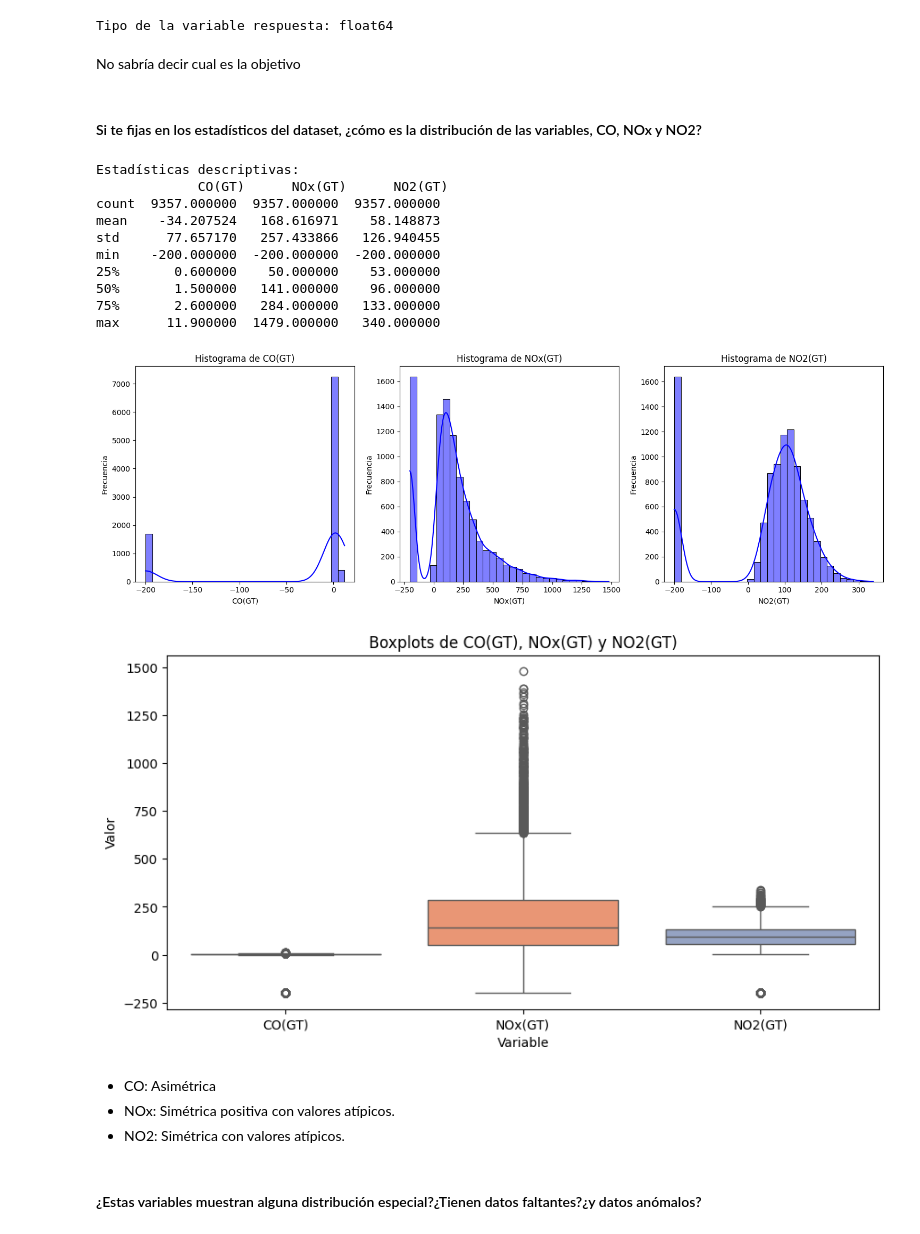
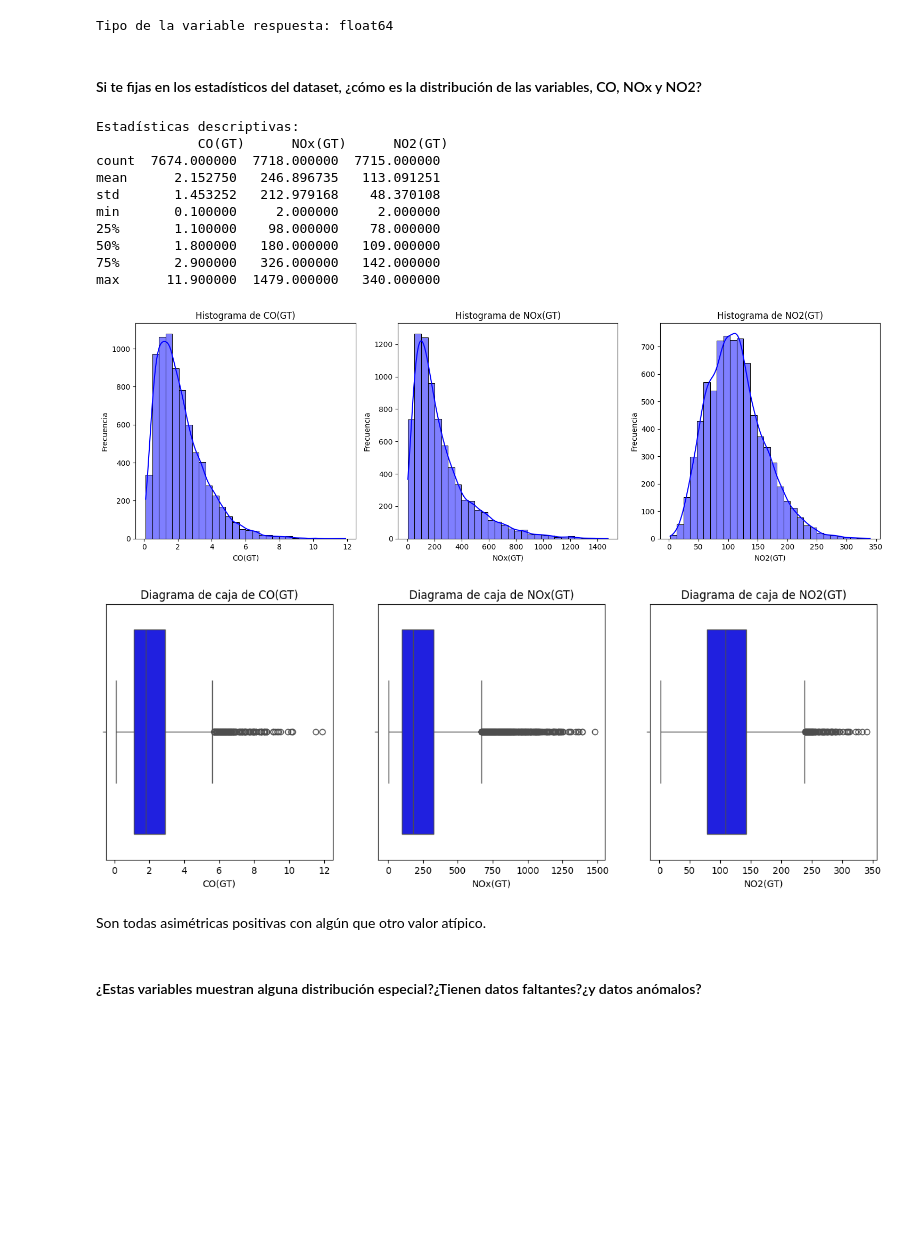
Before and after one commit to cabamarcos/AirQualityPrediction, a Jupyter notebook: Laboratorio_Actividad_1.ipynb, the cells around one changed output. Drawn from its saved outputs; the diff is of its cells as text; code cells hidden in the pictures; blank space fills up the shorter version.

Commit message:
Clean data

```diff
--- a/Laboratorio_Actividad_1.ipynb
+++ b/Laboratorio_Actividad_1.ipynb
@@ -168,51 +172,48 @@ t_type = df['C6H6(GT)'].dtype
 print("\nTipo de la variable respuesta:", t_type)
 # %% [output]
 Tipo de la variable respuesta: float64
-# %% [markdown]
-No sabría decir cual es la objetivo
 # %% [markdown]
 #### Si te fijas en los estadísticos del dataset, ¿cómo es la distribución de las variables, CO, NOx y NO2?
 # %%
 # Estadísticas descriptivas
 variables_interes = ['CO(GT)', 'NOx(GT)', 'NO2(GT)']
 stats = df[variables_interes].describe()
 print("Estadísticas descriptivas:\n", stats)
 
 # Crear histogramas
 plt.figure(figsize=(15, 5))
 for i, var in enumerate(variables_interes):
     plt.subplot(1, 3, i + 1)
     sns.histplot(df[var], kde=True, bins=30, color='blue')
     plt.title(f'Histograma de {var}')
     plt.xlabel(var)
     plt.ylabel('Frecuencia')
 plt.tight_layout()
 plt.show()
 
-# Crear diagramas de caja (boxplots)
-plt.figure(figsize=(10, 5))
-sns.boxplot(data=df[variables_interes], palette='Set2')
-plt.title('Boxplots de CO(GT), NOx(GT) y NO2(GT)')
-plt.xlabel('Variable')
-plt.ylabel('Valor')
-plt.show()
+
+# Crear diagramas de caja (boxplots) para cada uno solo
+plt.figure(figsize=(15, 5))
+for i, var in enumerate(variables_interes):
+    plt.subplot(1, 3, i + 1)
+    sns.boxplot(x=df[var], color='blue')
+    plt.title(f'Diagrama de caja de {var}')
+    plt.xlabel(var)
 # %% [output]
 Estadísticas descriptivas:
              CO(GT)      NOx(GT)      NO2(GT)
-count  9357.000000  9357.000000  9357.000000
-mean    -34.207524   168.616971    58.148873
-std      77.657170   257.433866   126.940455
-min    -200.000000  -200.000000  -200.000000
-25%       0.600000    50.000000    53.000000
-50%       1.500000   141.000000    96.000000
-75%       2.600000   284.000000   133.000000
+count  7674.000000  7718.000000  7715.000000
+mean      2.152750   246.896735   113.091251
+std       1.453252   212.979168    48.370108
+min       0.100000     2.000000     2.000000
+25%       1.100000    98.000000    78.000000
+50%       1.800000   180.000000   109.000000
+75%       2.900000   326.000000   142.000000
 max      11.900000  1479.000000   340.000000
-[figure, old version]
+[figure, new version]
-[figure, old version]
+[figure, new version]
 # %% [markdown]
-- CO: Asimétrica
-- NOx: Simétrica positiva con valores atípicos.
-- NO2: Simétrica con valores atípicos.
+Son todas asimétricas positivas con algún que otro valor atípico.
 # %% [markdown]
 #### ¿Estas variables muestran alguna distribución especial?¿Tienen datos faltantes?¿y datos anómalos?
 # %% [markdown]
```
Also changed, not shown: parts of 45 cells of this notebook, 1 other file.
